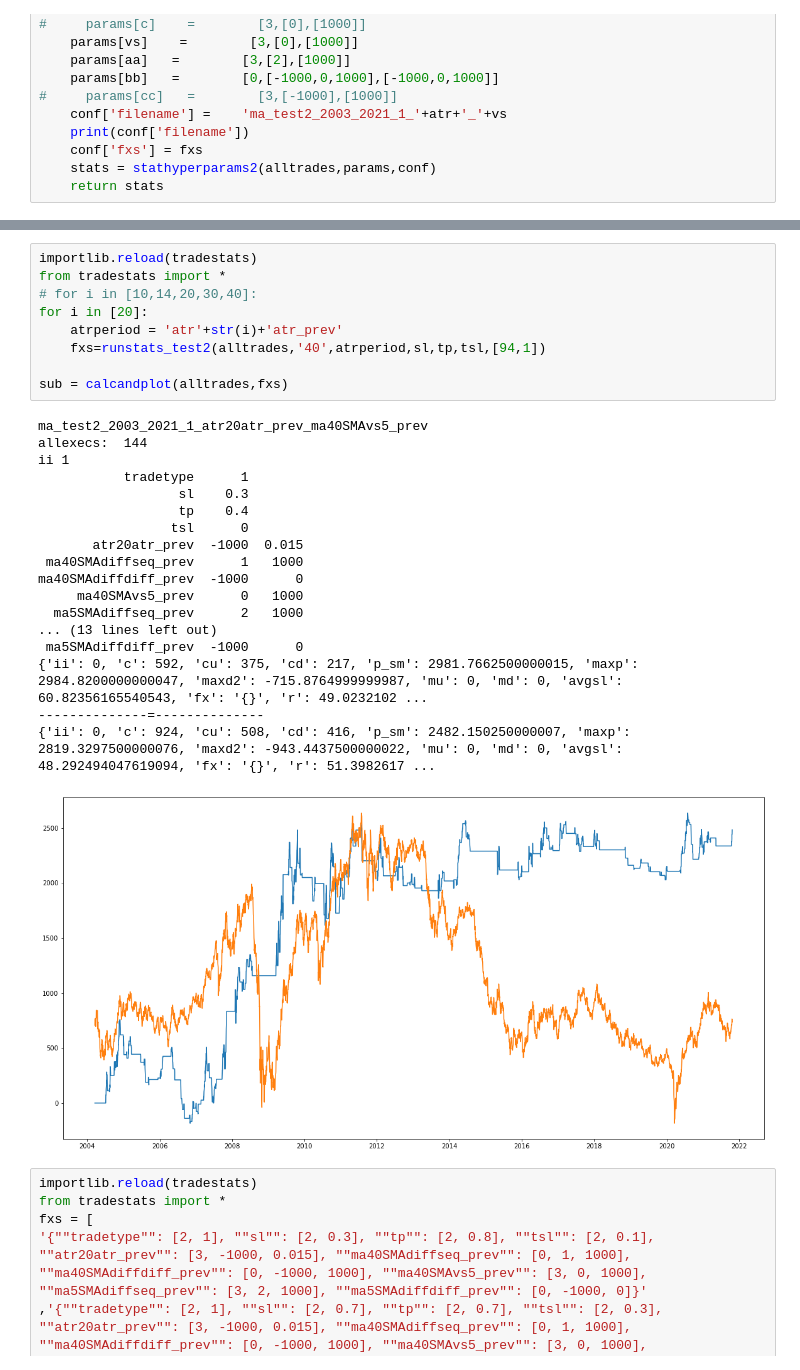
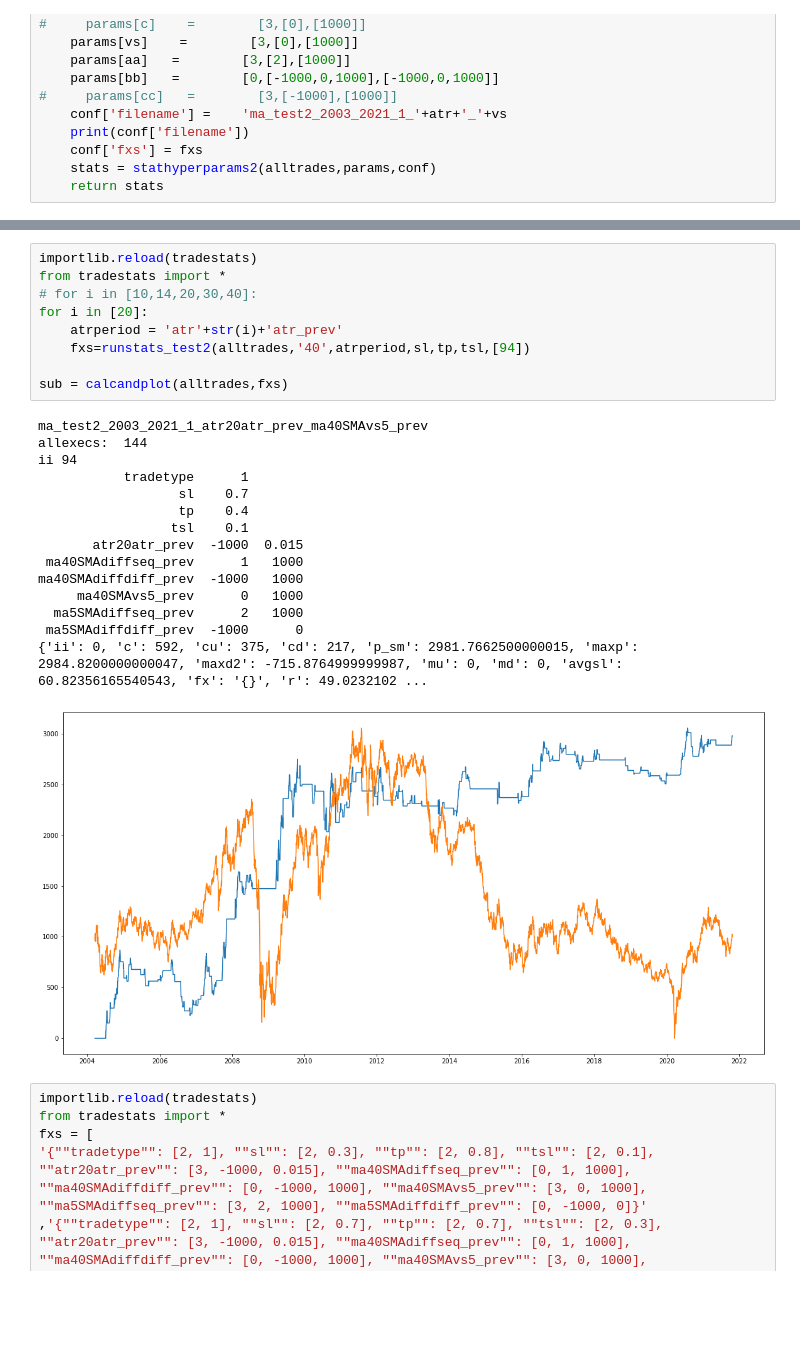
Before and after one commit to ai357060/flower, a Jupyter notebook: wm/SMAExperiment_test2.ipynb, the cells around one changed output, grey strips where cells are left out. Drawn from its saved outputs; the diff is of its cells as text; blank space fills up the shorter version.

Commit message:
plot from fx plus comments cleanup

```diff
--- a/wm/SMAExperiment_test2.ipynb
+++ b/wm/SMAExperiment_test2.ipynb
@@ -177,31 +177,28 @@ duration:       0:00:00.536367
 # %%
 importlib.reload(tradestats)
 from tradestats import *
 # for i in [10,14,20,30,40]:
 for i in [20]:
     atrperiod = 'atr'+str(i)+'atr_prev'
-    fxs=runstats_test2(alltrades,'40',atrperiod,sl,tp,tsl,[94,1])
+    fxs=runstats_test2(alltrades,'40',atrperiod,sl,tp,tsl,[94])
 
 sub = calcandplot(alltrades,fxs)
 # %% [output]
 ma_test2_2003_2021_1_atr20atr_prev_ma40SMAvs5_prev
 allexecs:  144
-ii 1
+ii 94
            tradetype      1
-                  sl    0.3
+                  sl    0.7
                   tp    0.4
-                 tsl      0
+                 tsl    0.1
        atr20atr_prev  -1000  0.015
  ma40SMAdiffseq_prev      1   1000
-ma40SMAdiffdiff_prev  -1000      0
+ma40SMAdiffdiff_prev  -1000   1000
      ma40SMAvs5_prev      0   1000
   ma5SMAdiffseq_prev      2   1000
-... (13 lines left out)
  ma5SMAdiffdiff_prev  -1000      0
 {'ii': 0, 'c': 592, 'cu': 375, 'cd': 217, 'p_sm': 2981.7662500000015, 'maxp': 2984.8200000000047, 'maxd2': -715.8764999999987, 'mu': 0, 'md': 0, 'avgsl': 60.82356165540543, 'fx': '{}', 'r': 49.0232102 ...
---------------=--------------
-{'ii': 0, 'c': 924, 'cu': 508, 'cd': 416, 'p_sm': 2482.150250000007, 'maxp': 2819.3297500000076, 'maxd2': -943.4437500000022, 'mu': 0, 'md': 0, 'avgsl': 48.292494047619094, 'fx': '{}', 'r': 51.3982617 ...
-[figure, old version]
+[figure, new version]
 # %%
 importlib.reload(tradestats)
 from tradestats import *
```
Also changed, not shown: parts of 1 cell of this notebook, 1 other file.
